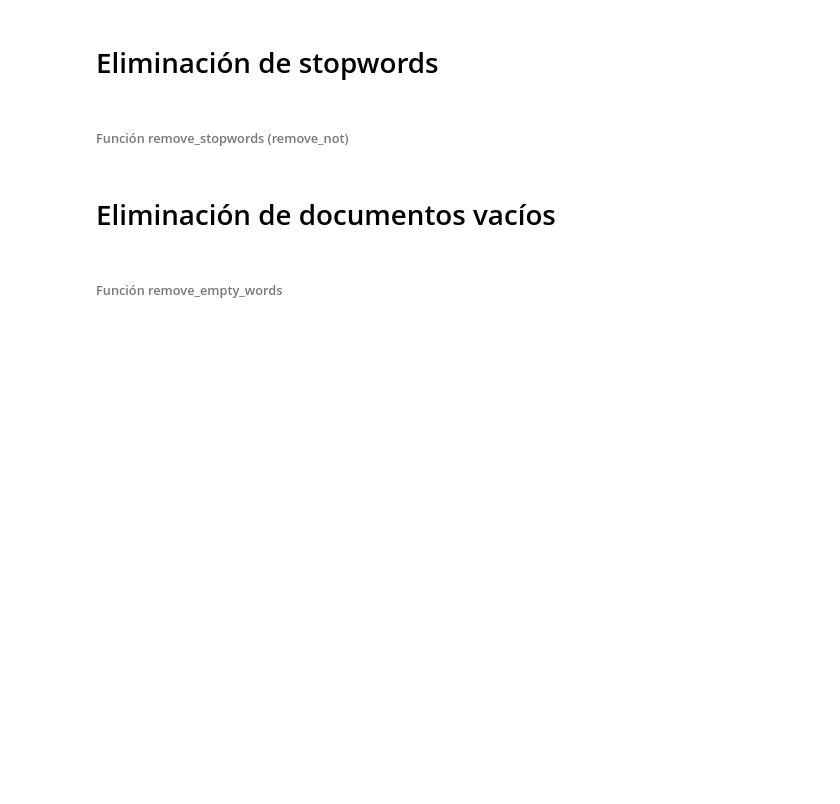
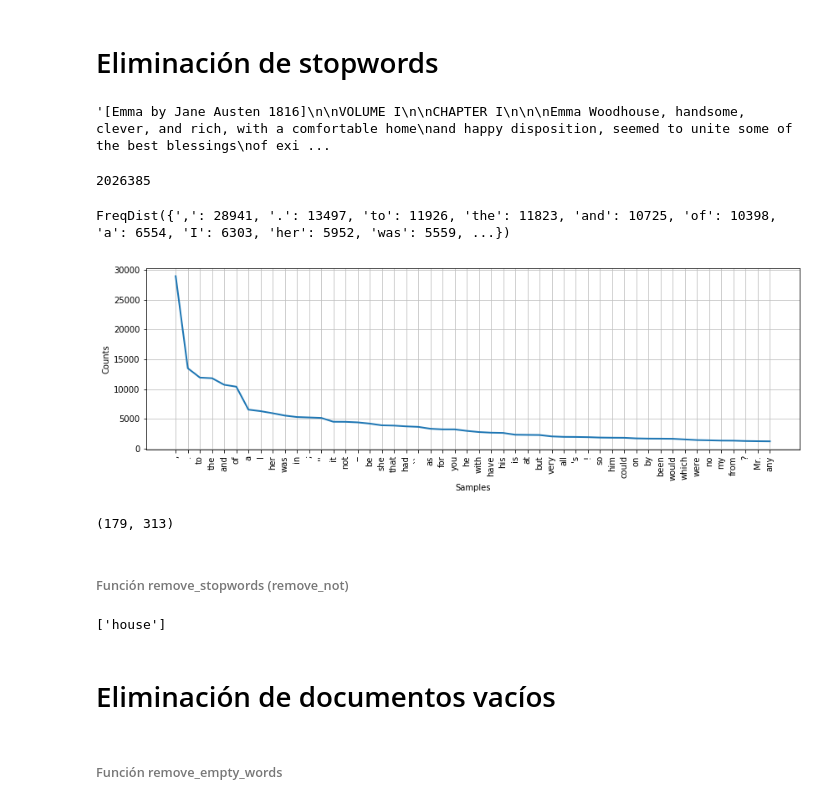
Before and after one commit to toniet/ClasesMaster, a Jupyter notebook: kschool_nlp/_03.03 - Limpieza de textos.ipynb, the cells around one changed output. Drawn from its saved outputs; the diff is of its cells as text; code cells hidden in the pictures; blank space fills up the shorter version.

```diff
--- a/kschool_nlp/_03.03 - Limpieza de textos.ipynb
+++ b/kschool_nlp/_03.03 - Limpieza de textos.ipynb
@@ -48,3 +96,17 @@ fileids = ["austen-emma.txt", "austen-persuasion.txt", "austen-sense.txt"]
 corpus = ""
 for file in fileids:
     corpus += nltk.corpus.gutenberg.raw(file)
+# %%
+corpus
+# %% [output]
+'[Emma by Jane Austen 1816]\n\nVOLUME I\n\nCHAPTER I\n\n\nEmma Woodhouse, handsome, clever, and rich, with a comfortable home\nand happy disposition, seemed to unite some of the best blessings\nof exi ...
+# %%
+len(corpus)
+# %% [output]
+2026385
+# %%
+f = nltk.FreqDist(nltk.word_tokenize(corpus))
+# %%
+f
+# %% [output]
+FreqDist({',': 28941, '.': 13497, 'to': 11926, 'the': 11823, 'and': 10725, 'of': 10398, 'a': 6554, 'I': 6303, 'her': 5952, 'was': 5559, ...})
@@ -51,2 +115,12 @@ for file in fileids:
+# %%
+plt.figure(figsize=(14,4))
+f.plot(50)
+plt.show()
+# %% [output]
+[figure, added]
+# %%
+len(nltk.corpus.stopwords.words(fileids='english')), len(nltk.corpus.stopwords.words(fileids='spanish'))
+# %% [output]
+(179, 313)
 # %% [markdown]
 ###### Función remove_stopwords (remove_not)
@@ -53,5 +132,9 @@ for file in fileids:
 # %%
 text = "my house is not yours"
+# %%
+remove_stopwords(text)
+# %% [output]
+['house']
 # %% [markdown]
 # Eliminación de documentos vacíos
 # %%
```
Also changed, not shown: parts of 17 cells of this notebook, 17 other files.
